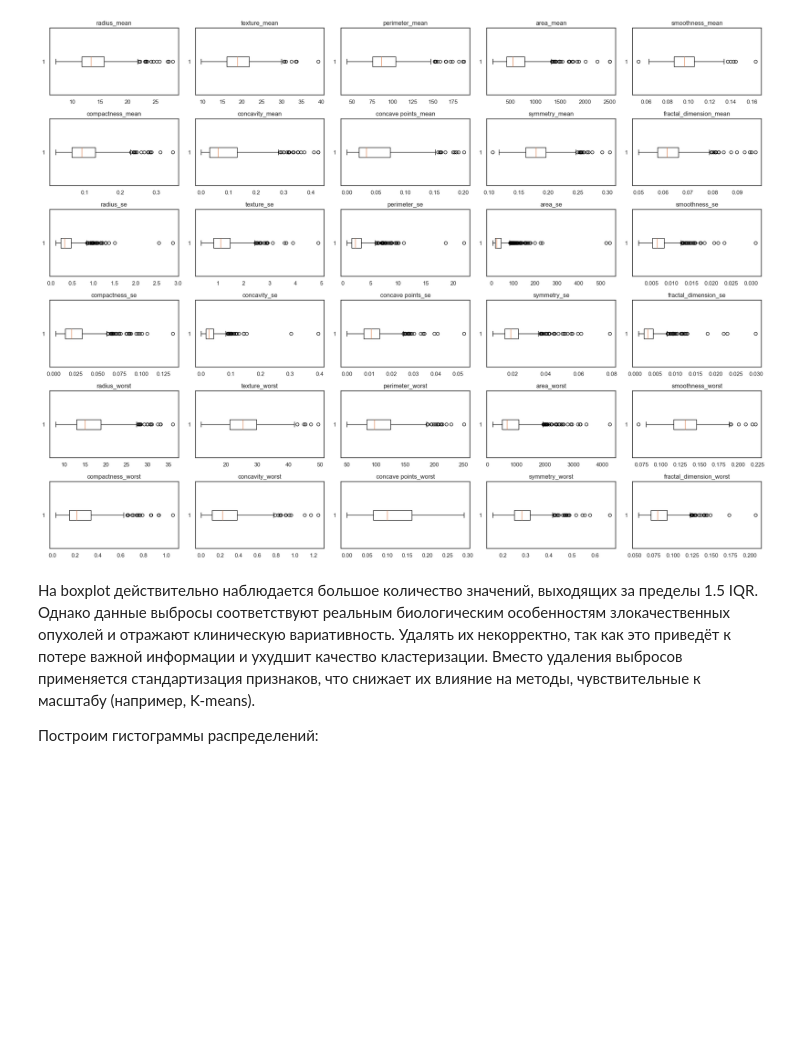
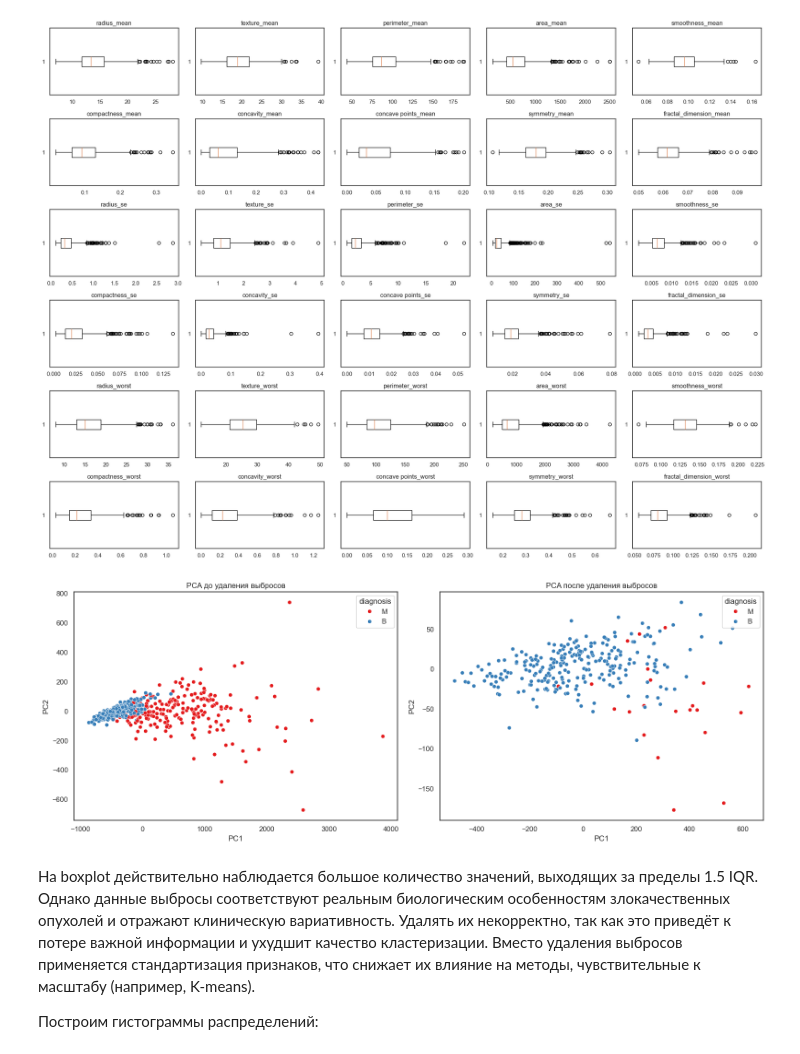
Before and after one commit to alino4ka554/L4_AISystems, a Jupyter notebook: clustering.ipynb, the cells around one changed output. Cells and saved outputs as stored; diff of their text form; code cells hidden in the pictures; blank space fills up the shorter version.

```diff
--- a/clustering.ipynb
+++ b/clustering.ipynb
@@ -118,6 +118,64 @@ plt.tight_layout()
 plt.show()
 # %% [output]
 [figure]
+# %%
+import pandas as pd
+import seaborn as sns
+import matplotlib.pyplot as plt
+from sklearn.decomposition import PCA
+
+# --- Удаление выбросов ---
+df_clean = df_orig.copy()
+
+for col in df.columns:
+    Q1 = df_clean[col].quantile(0.25)
+    Q3 = df_clean[col].quantile(0.75)
+    IQR = Q3 - Q1
+    lower = Q1 - 1.5 * IQR
+    upper = Q3 + 1.5 * IQR
+    df_clean = df_clean[(df_clean[col] >= lower) & (df_clean[col] <= upper)]
+
+# --- PCA до удаления выбросов ---
+X_before = df_orig.drop(columns=['diagnosis'])
+y_before = df_orig['diagnosis']
+
+pca_before = PCA(n_components=2).fit_transform(X_before)
+pca_df_before = pd.DataFrame({
+    'PC1': pca_before[:, 0],
+    'PC2': pca_before[:, 1],
+    'diagnosis': y_before
+})
+
+# --- PCA после удаления выбросов ---
+X_after = df_clean.drop(columns=['diagnosis'])
+y_after = df_clean['diagnosis']
+
+pca_after = PCA(n_components=2).fit_transform(X_after)
+pca_df_after = pd.DataFrame({
+    'PC1': pca_after[:, 0],
+    'PC2': pca_after[:, 1],
+    'diagnosis': y_after
+})
+
+# --- Построение на одной строке ---
+fig, axes = plt.subplots(1, 2, figsize=(16, 6))
+
+sns.scatterplot(
+    data=pca_df_before, x='PC1', y='PC2', hue='diagnosis',
+    ax=axes[0], palette='Set1'
+)
+axes[0].set_title("PCA до удаления выбросов")
+
+sns.scatterplot(
+    data=pca_df_after, x='PC1', y='PC2', hue='diagnosis',
+    ax=axes[1], palette='Set1'
+)
+axes[1].set_title("PCA после удаления выбросов")
+
+plt.tight_layout()
+plt.show()
+# %% [output]
+[figure, added]
 # %% [markdown]
 На boxplot действительно наблюдается большое количество значений, выходящих за пределы 1.5 IQR. Однако данные выбросы соответствуют реальным биологическим особенностям злокачественных опухолей и отражают клиническую вариативность. Удалять их некорректно, так как это приведёт к потере важной информации и ухудшит качество кластеризации. Вместо удаления выбросов применяется стандартизация признаков, что снижает их влияние на методы, чувствительные к масштабу (например, K-means).
 
```
Also changed, not shown: parts of 16 cells of this notebook.
